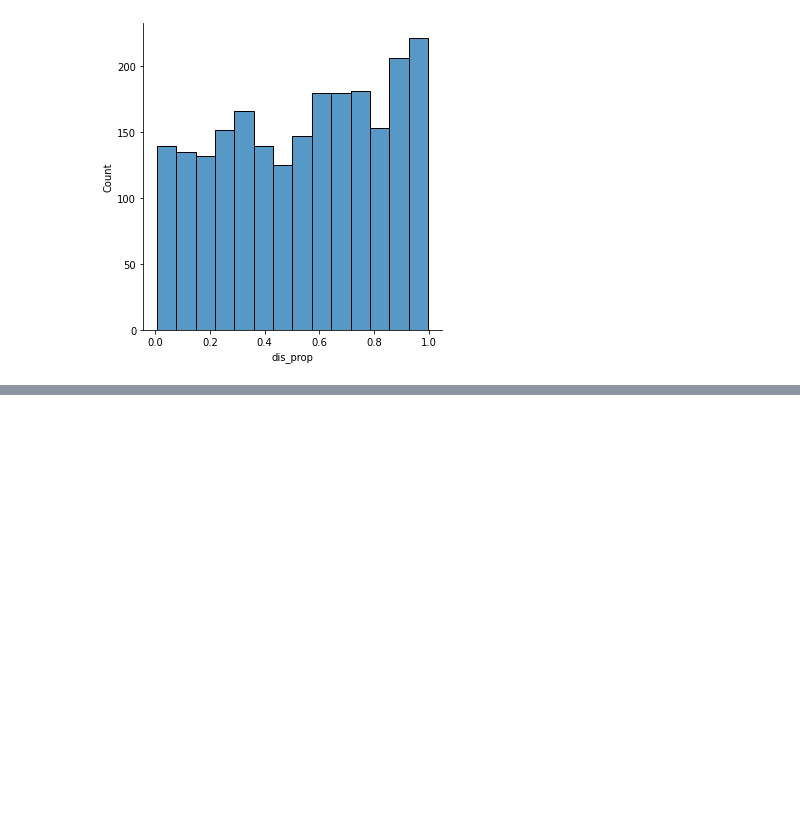
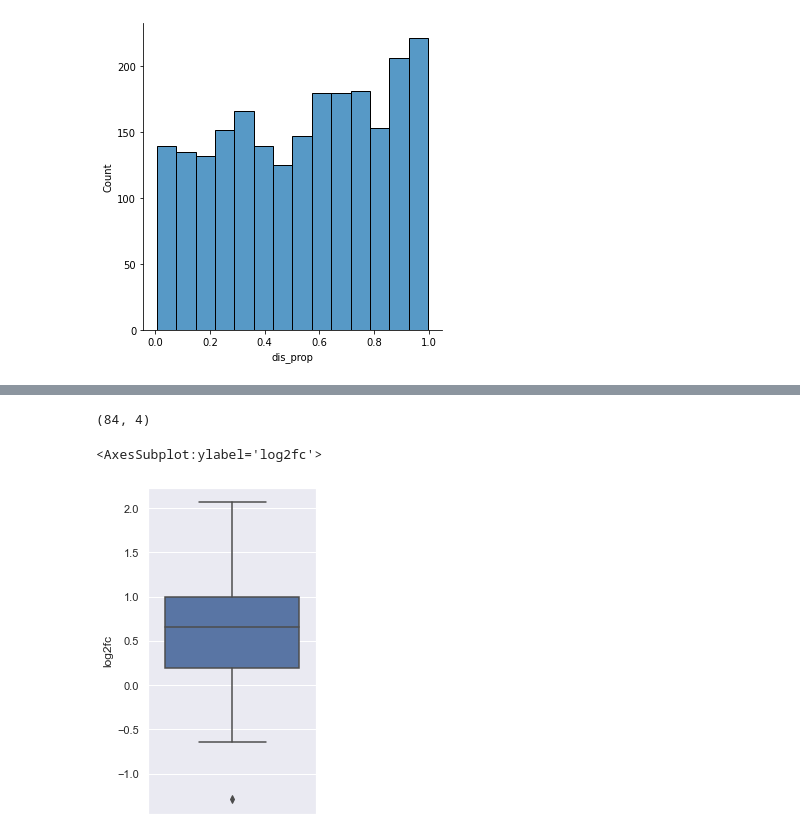
Before and after one commit to CrescentLuo/sequtils, a Jupyter notebook: TestNoteBook.ipynb, the cells around one changed output, grey strips where cells are left out. Drawn from its saved outputs; the diff is of its cells as text; code cells hidden in the pictures; blank space fills up the shorter version.

```diff
--- a/TestNoteBook.ipynb
+++ b/TestNoteBook.ipynb
@@ -184,0 +268,17 @@ ax = sns.displot(x='dis_prop',  data=event_dis_stat)
+# %%
+MAGOH_kd_exp = pd.read_csv('/Users/zluo/Downloads/ENCFF120KPF.tsv',sep='\t')
+MAGOH_kd_exp = MAGOH_kd_exp[MAGOH_kd_exp['gene_id'].isin(cryptic_MAGOH['gene_id'])]
+
+MAGOH_ctrl_exp = pd.read_csv('/Users/zluo/Downloads/ENCFF548ZDN.tsv',sep='\t')
+MAGOH_ctrl_exp = MAGOH_ctrl_exp[MAGOH_ctrl_exp['gene_id'].isin(cryptic_MAGOH['gene_id'])]
+
+MAGOH_kd_exp = MAGOH_kd_exp[['gene_id','FPKM']]
+MAGOH_ctrl_exp = MAGOH_ctrl_exp[['gene_id','FPKM']]
+MAGOH_exp = pd.merge(MAGOH_ctrl_exp,MAGOH_kd_exp, on='gene_id',suffixes=['_ctrl','_kd'])
+MAGOH_exp['log2fc'] = np.log2(MAGOH_exp['FPKM_kd'] / MAGOH_exp['FPKM_ctrl'])
+MAGOH_exp.shape
+sns.boxplot(y='log2fc',data=MAGOH_exp)
+# %% [output]
+(84, 4)
+<AxesSubplot:ylabel='log2fc'>
+[figure, added]
```
Also changed, not shown: parts of 12 cells of this notebook, 2 other files.
